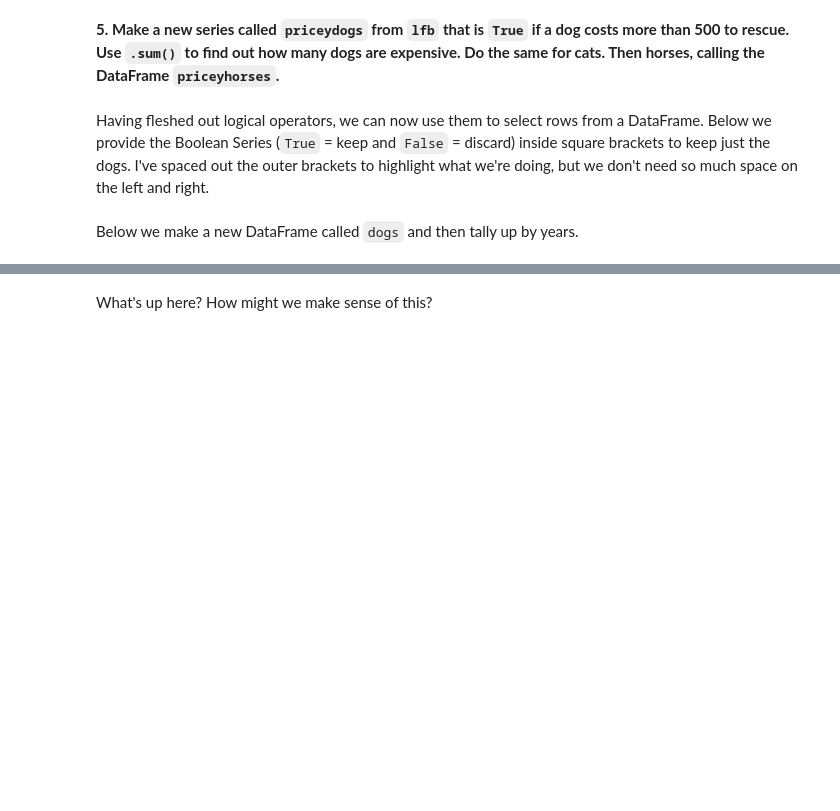
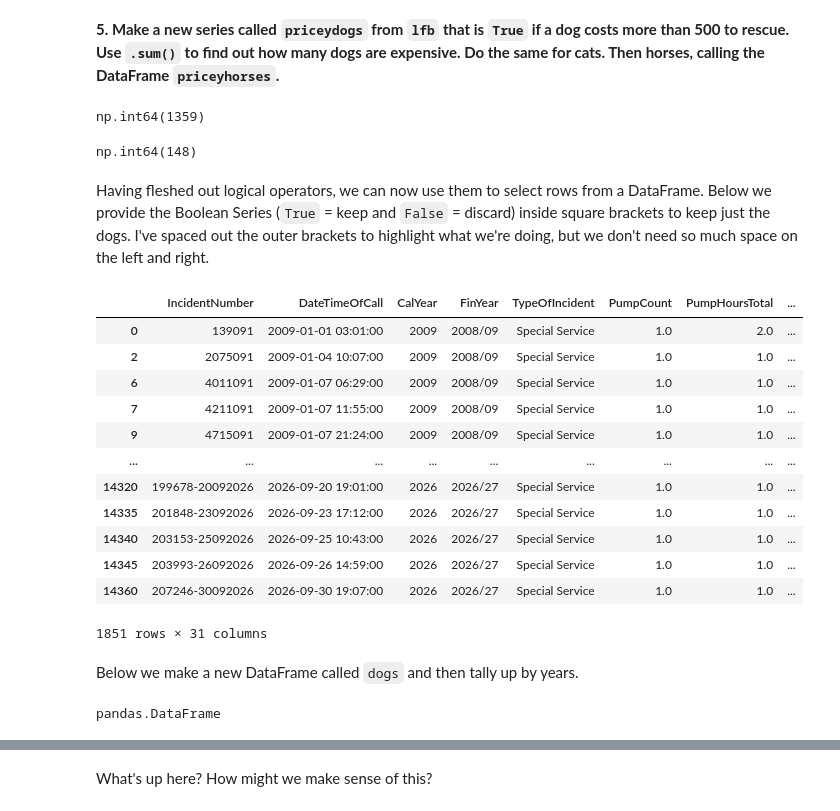
Before and after one commit to kmb2179/2026-Image-and-Sound-Kristen-Bresnahan, a Jupyter notebook: lessons/02-homework/Homework_2.ipynb, the cells around one changed output, grey strips where cells are left out. Drawn from its saved outputs; the diff is of its cells as text; code cells hidden in the pictures; blank space fills up the shorter version.

```diff
--- a/lessons/02-homework/Homework_2.ipynb
+++ b/lessons/02-homework/Homework_2.ipynb
@@ -524,5 +518,7 @@ Name: count, dtype: int64
 **2. Now your turn. Pick a another column (or columns) and create a `.value_counts()` summary. Use this as a tool, along with your previous ideas, to start refining (or redoing) your ideas for a story from these data.**
 # %%
 # your code here
+lfb["AnimalGroupParent"] = lfb["AnimalGroupParent"].str.lower()
+
 lfb.value_counts(["AnimalGroupParent","PropertyCategory"])
 # %% [output]
@@ -721,4 +906,20 @@ isdog.sum()
 # %% [markdown]
 **5. Make a new series called `priceydogs` from `lfb` that is `True` if a dog costs more than 500 to rescue. Use `.sum()` to find out how many dogs are expensive. Do the same for cats. Then horses, calling the DataFrame `priceyhorses`.**
+# %%
+# your code here for pricey dogs
+priceydogs = (
+    (lfb["AnimalGroupParent"] == "dog") & (lfb["IncidentNotionalCost(£)"] > 500)).sum()
+priceydogs
+priceycats = (
+    (lfb["AnimalGroupParent"] == "cat") & (lfb["IncidentNotionalCost(£)"] > 500)).sum()
+priceycats
+# %% [output]
+np.int64(1359)
 # %%
-# your code here for pricey dogs
+# your code here for pricey horses
+priceyhorses = (
+    (lfb["AnimalGroupParent"] == "horse") & (lfb["IncidentNotionalCost(£)"] > 500)
+).sum()
+priceyhorses
+# %% [output]
+np.int64(148)
@@ -727,17 +926,33 @@ isdog.sum()
 # %% [markdown]
 Having fleshed out logical operators, we can now use them to select rows from a DataFrame. Below we provide the Boolean Series (`True` = keep and `False` = discard) inside square brackets to keep just the dogs. I've spaced out the outer brackets to highlight what we're doing, but we don't need so much space on the left and right.
 # %%
-lfb[   lfb["AnimalGroupParent"] == "Dog"    ]
+lfb[   lfb["AnimalGroupParent"] == "dog"    ]
+# %% [output]
+|  | IncidentNumber | DateTimeOfCall | CalYear | FinYear | TypeOfIncident | PumpCount | PumpHoursTotal | ... |
+| 0 | 139091 | 2009-01-01 03:01:00 | 2009 | 2008/09 | Special Service | 1.0 | 2.0 | ... |
+| 2 | 2075091 | 2009-01-04 10:07:00 | 2009 | 2008/09 | Special Service | 1.0 | 1.0 | ... |
+| 6 | 4011091 | 2009-01-07 06:29:00 | 2009 | 2008/09 | Special Service | 1.0 | 1.0 | ... |
+| 7 | 4211091 | 2009-01-07 11:55:00 | 2009 | 2008/09 | Special Service | 1.0 | 1.0 | ... |
+| 9 | 4715091 | 2009-01-07 21:24:00 | 2009 | 2008/09 | Special Service | 1.0 | 1.0 | ... |
+| ... | ... | ... | ... | ... | ... | ... | ... | ... |
+| 14320 | 199678-20092026 | 2026-09-20 19:01:00 | 2026 | 2026/27 | Special Service | 1.0 | 1.0 | ... |
+| 14335 | 201848-23092026 | 2026-09-23 17:12:00 | 2026 | 2026/27 | Special Service | 1.0 | 1.0 | ... |
+| 14340 | 203153-25092026 | 2026-09-25 10:43:00 | 2026 | 2026/27 | Special Service | 1.0 | 1.0 | ... |
+| 14345 | 203993-26092026 | 2026-09-26 14:59:00 | 2026 | 2026/27 | Special Service | 1.0 | 1.0 | ... |
+| 14360 | 207246-30092026 | 2026-09-30 19:07:00 | 2026 | 2026/27 | Special Service | 1.0 | 1.0 | ... |
+1851 rows × 31 columns
 # %% [markdown]
 Below we make a new DataFrame called `dogs` and then tally up by years.
 # %%
-dogs = lfb[lfb["AnimalGroupParent"] == "Dog"]
+dogs = lfb[lfb["AnimalGroupParent"] == "dog"]
 
 # count the years that dogs were in need of assistance
 # we add the argument "sort" to tell pandas to print
 # things in year order and not sort the years by counts
 
 type(dogs)
+# %% [output]
+pandas.DataFrame
 # %%
 # now look at the rescue years
 dogs.value_counts("CalYear",sort=False)
```
Also changed, not shown: parts of 45 cells of this notebook.
